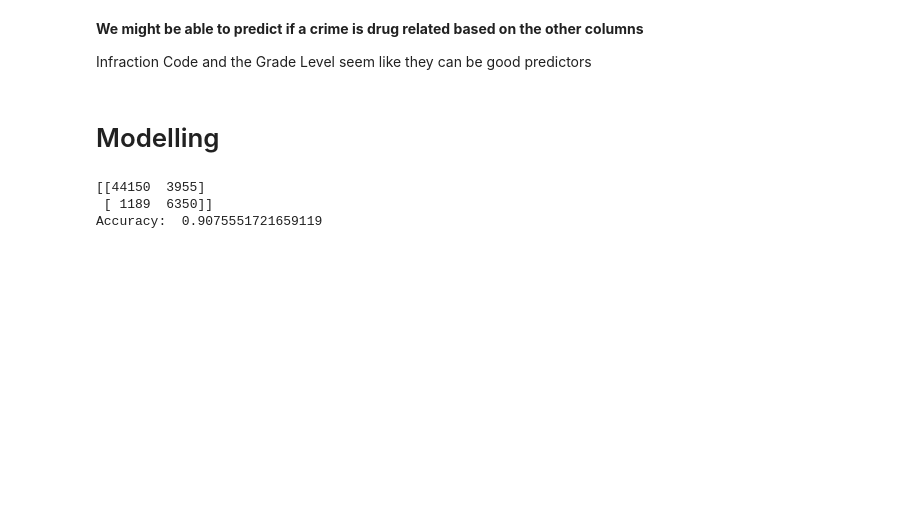
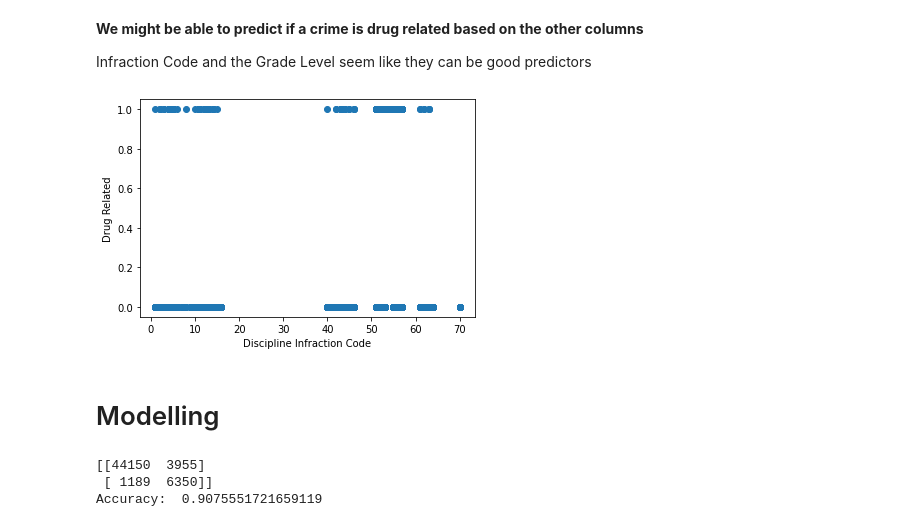
Before and after one commit to TheAidenTv/CS-4403-Assignment-2, a Jupyter notebook: Assignment 2.ipynb, the cells around one changed output. Drawn from its saved outputs; the diff is of its cells as text; code cells hidden in the pictures; blank space fills up the shorter version.

```diff
--- a/Assignment 2.ipynb
+++ b/Assignment 2.ipynb
@@ -522,6 +522,14 @@ df9.corr().style.background_gradient(cmap='coolwarm')
 <b> We might be able to predict if a crime is drug related based on the other columns </b>
 
 Infraction Code and the Grade Level seem like they can be good predictors
+# %%
+# Plotting the correlation between Discipline Infraction Code and Drug Related
+plt.scatter(df9['Discipline Infraction Code'], df9['Drug Related'])
+plt.xlabel('Discipline Infraction Code')
+plt.ylabel('Drug Related')
+plt.show()
+# %% [output]
+[figure, added]
 # %% [markdown]
 # Modelling
 # %%
```
Also changed, not shown: parts of 5 cells of this notebook.
